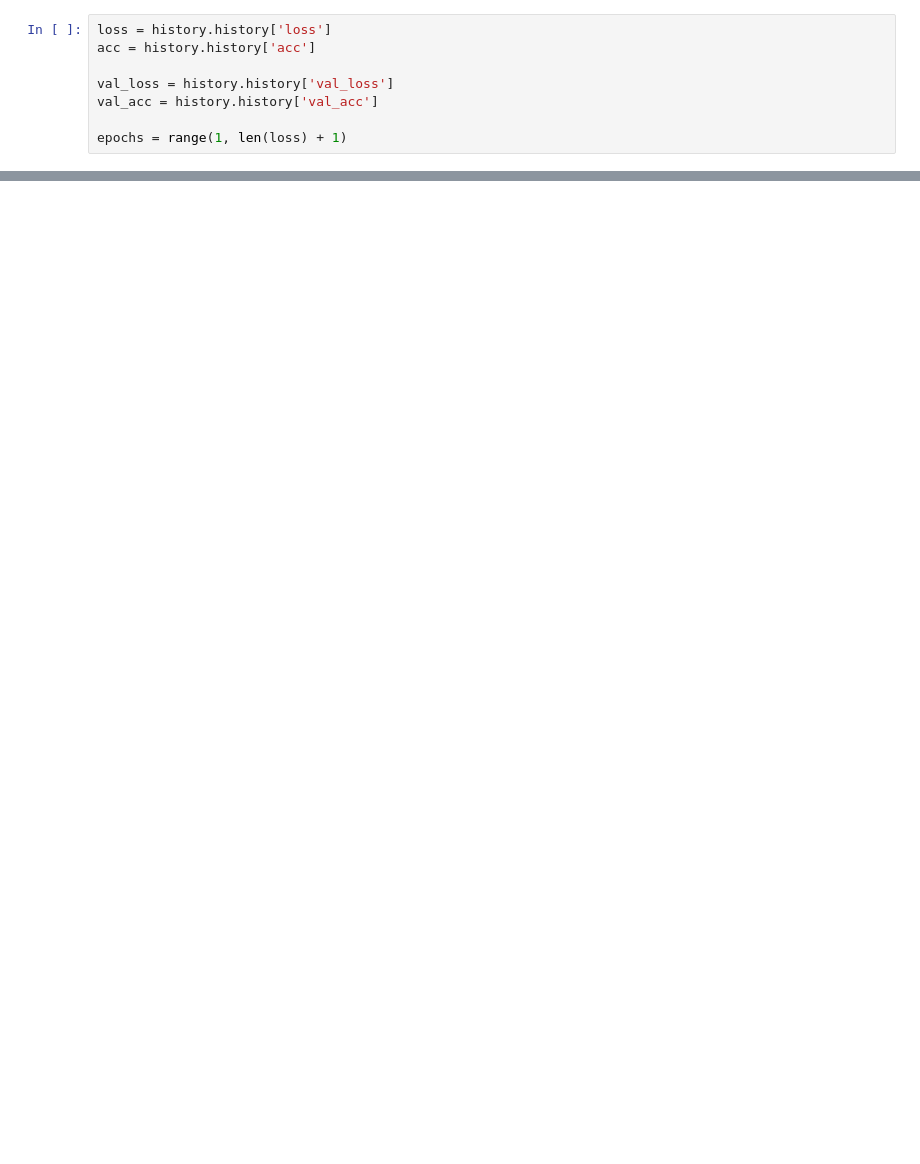
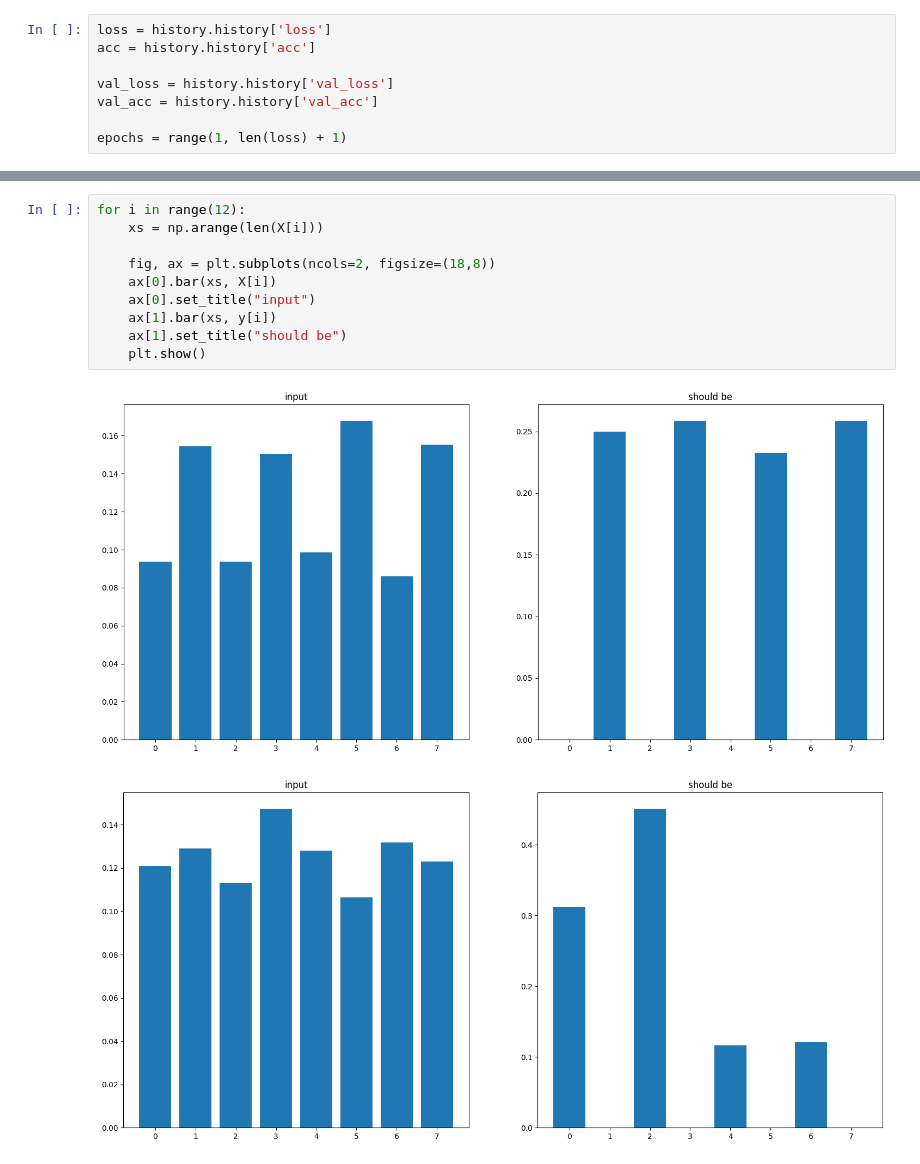
Before and after one commit to filipkojro/qw-defects, a Jupyter notebook: model_tests.ipynb, the cells around one changed output, grey strips where cells are left out. Saved outputs shown, nothing was run; the diff lists cells and outputs as text; blank space fills up the shorter version.

```diff
--- a/model_tests.ipynb
+++ b/model_tests.ipynb
@@ -108,0 +141,13 @@ Text(0.5, 1.0, 'should be')
+# %%
+for i in range(12):
+    xs = np.arange(len(X[i]))
+
+    fig, ax = plt.subplots(ncols=2, figsize=(18,8))
+    ax[0].bar(xs, X[i])
+    ax[0].set_title("input")
+    ax[1].bar(xs, y[i])
+    ax[1].set_title("should be")
+    plt.show()
+# %% [output]
+[figure, added]
+[figure, added]
```
Also changed, not shown: parts of 8 cells of this notebook, 1 other file.
